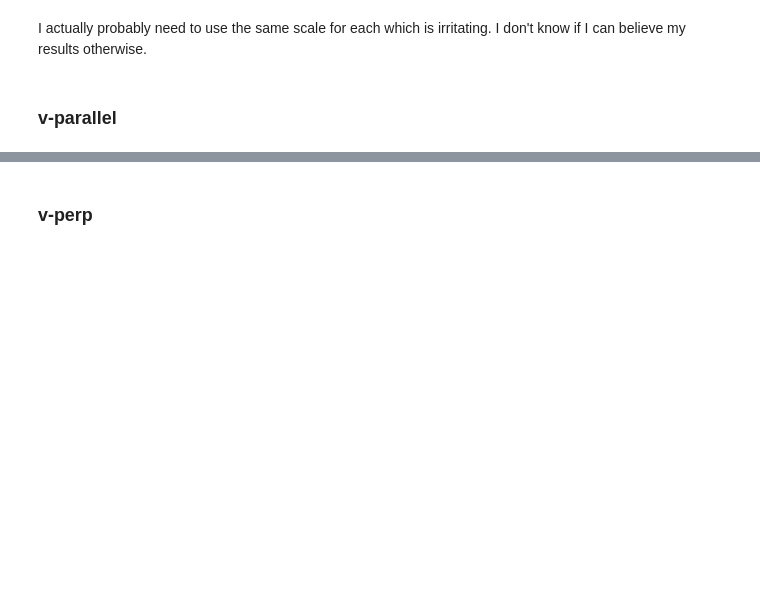
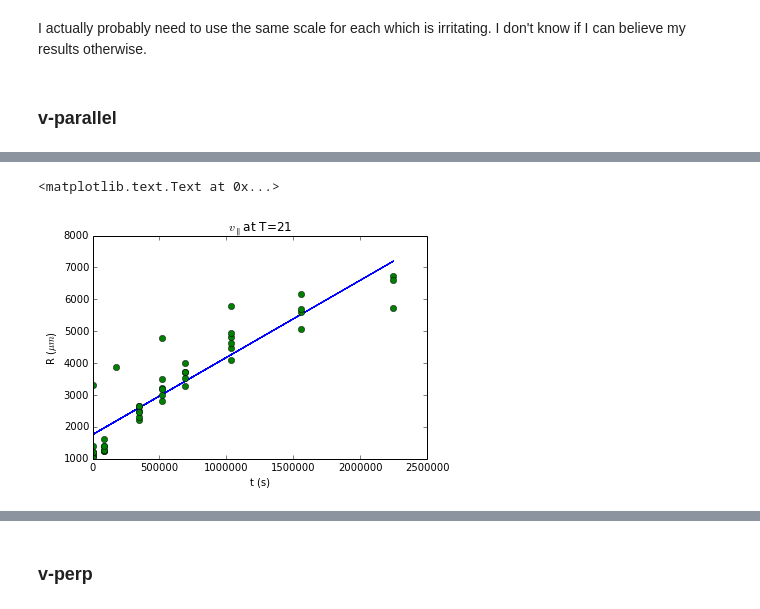
Before and after one commit to btweinstein/chirality_finder, a Jupyter notebook: Final_Diffusion_Analysis-2.ipynb, the cells around one changed output, grey strips where cells are left out. Drawn from its saved outputs; the diff is of its cells as text; code cells hidden in the pictures; blank space fills up the shorter version.

```diff
--- a/Final_Diffusion_Analysis-2.ipynb
+++ b/Final_Diffusion_Analysis-2.ipynb
@@ -477,16 +477,15 @@ def make_model(current_group, av_currentChiralityData, av_currentDiffusionData):
     ### Velocity Piece ###
     ######################
 
-    ro = pymc.truncated_normal_like('ro', mu=1.5*1000, tau=1./(1.5*1000)**2, a=0, value=1.5*1000)
-    vpar = pymc.truncated_normal_like('vpar', mu = 1.*10**-3, tau=1./(1.*10**-1)**2, a=0, value=1.*10**-3)
+    ro = pymc.TruncatedNormal('ro', mu=1.5*1000, tau=1./(1.5*1000)**2, a=0, value=1.5*1000)
+    vpar = pymc.TruncatedNormal('vpar', mu = 1.*10**-3, tau=1./(0.1)**2, a=0, value=1.*10**-3)
     t = current_group['timeDelta'].values
 
     @pymc.deterministic
     def modeled_R(ro=ro, vpar=vpar, t=t):
         return ro + vpar*t
 
-    R = pymc.truncated_normal_like('R', mu = modeled_R, tau=1.0/(0.05*1000)**2, value=current_group['colony_radius_um'], \
-                                   observed=True, a=0)
+    R = pymc.TruncatedNormal('R', mu = modeled_R, tau=1.0/(0.05*1000)**2, a=0, value=current_group['colony_radius_um'].values, observed=True)
 
     velocityVariables = [ro, vpar, t, R]
 
@@ -494,16 +493,16 @@ def make_model(current_group, av_currentChiralityData, av_currentDiffusionData):
     ### Chirality Piece ###
     #######################
 
-    log_r_ri = av_currentChiralityData['log_r_div_ri', 'mean']
+    log_r_ri = av_currentChiralityData['log_r_div_ri', 'mean'].values
 
-    vperp = pymc.Normal('vperp', mu=0, tau=1./(10.**-3.)**2, value=0)
+    vperp = pymc.Normal('vperp', mu=0, tau=1./(0.1)**2, value=0)
 
     @pymc.deterministic
     def modeled_dtheta(vperp=vperp, vpar=vpar, log_r_ri = log_r_ri):
         return (vperp/vpar) * log_r_ri
 
-    dthetaData = av_currentChiralityData['rotated_righthanded', 'mean']
-    dthetaStd = av_currentChiralityData['rotated_righthanded', 'std']
+    dthetaData = av_currentChiralityData['rotated_righthanded', 'mean'].values
+    dthetaStd = av_currentChiralityData['rotated_righthanded', 'std'].values
     dthetaTau = 1.0/dthetaStd**2
 
     dtheta = pymc.Normal('dtheta', mu = modeled_dtheta, tau=dthetaTau, value=dthetaData, observed=True)
@@ -515,19 +514,19 @@ def make_model(current_group, av_currentChiralityData, av_currentDiffusionData):
     #######################
 
     dif_xaxis = av_currentDiffusionData['1_div_ri_minus_1_r', 'mean'].values
-    dtheta_variance = av_currentDiffusionData['rotated_righthanded', 'mean'].values
+    dtheta_variance = av_currentDiffusionData['rotated_righthanded', 'var'].values
 
     # Estimating the error of the variance
     numSamples = av_currentDiffusionData['rotated_righthanded', 'len'].values
-    dtheta_variance_error = np.sqrt(2*dthetaStd**4/(numSamples - 1)).values
+    dtheta_variance_error = np.sqrt(2*dthetaStd**4/(numSamples - 1))
 
-    ds = pymc.Uniform('ds', lower=0, upper=10.**-4, value=10.**-6)
+    ds = pymc.TruncatedNormal('ds', mu=10**-3, tau=1./1.**2, a=0, value=10.**-4)
 
     @pymc.deterministic
     def modeled_variance(vpar=vpar, ds=ds, dif_xaxis=dif_xaxis):
         return (2*ds/vpar)*dif_xaxis
 
-    var_dtheta = pymc.Normal('var_dtheta', mu=modeled_variance, tau=1./dtheta_variance_error**2, \
+    var_dtheta = pymc.TruncatedNormal('var_dtheta', mu=modeled_variance, tau=1./dtheta_variance_error**2, a=0, \
                              value=dtheta_variance, observed=True)
     diffusionVariables = [dif_xaxis, ds, var_dtheta]
 
@@ -636,0 +630,12 @@ print_mean_error(M37, 37, 'vpar')
+# %%
+vpar_mean = M21.get_node('vpar').stats()['mean']
+ro_mean = M21.get_node('ro').stats()['mean']
+R_values =  M21.get_node('R').value
+t_21 = model21[0][2]
+plt.plot(t_21, ro_mean + vpar_mean*t_21, '-', t_21, R_values, 'o')
+plt.title('$v_\parallel$ at T=21')
+plt.xlabel('t (s)')
+plt.ylabel('R ($\mu m$)')
+# %% [output]
+<matplotlib.text.Text at 0x...>
+[figure, added]
```
Also changed, not shown: parts of 18 cells of this notebook, 3 other files.
